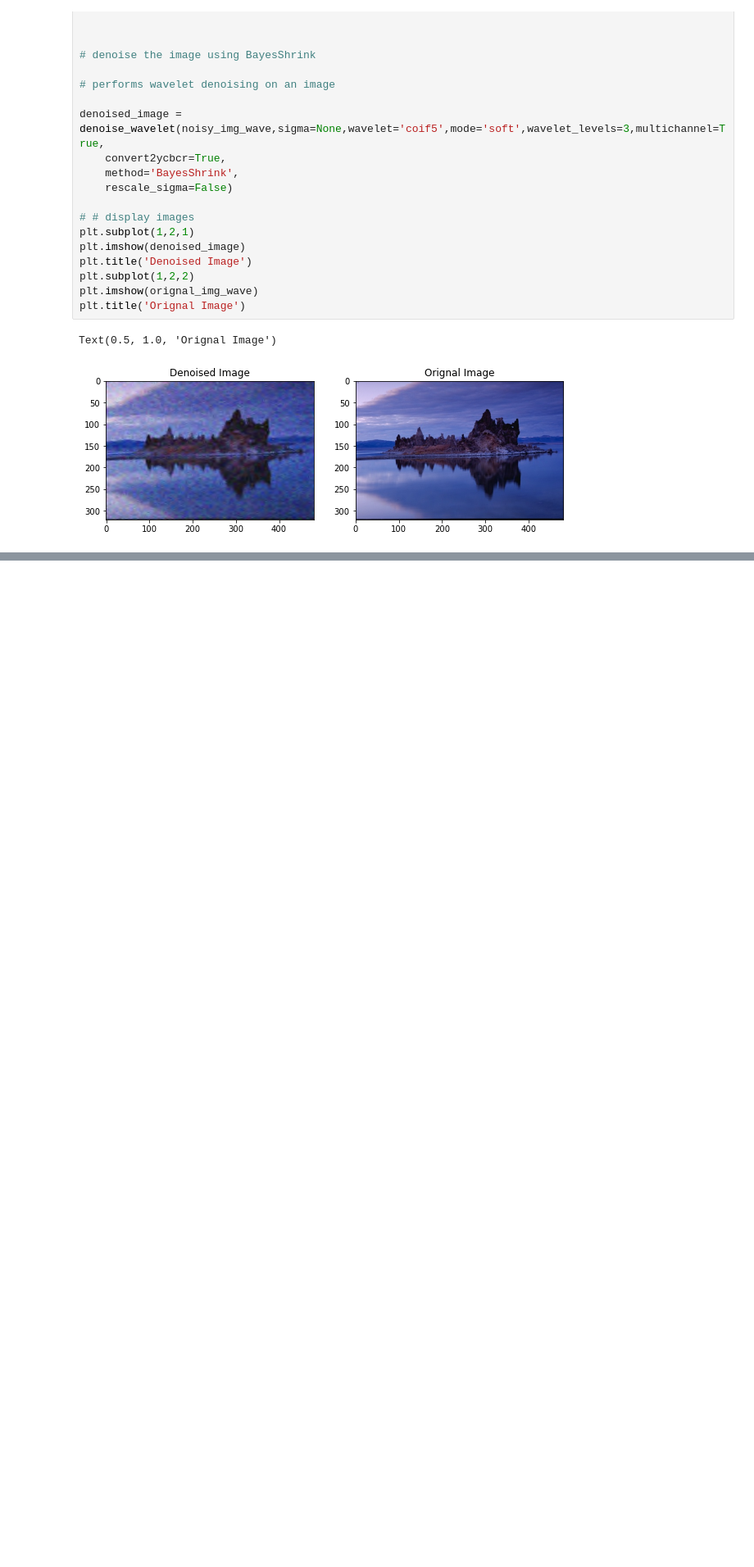
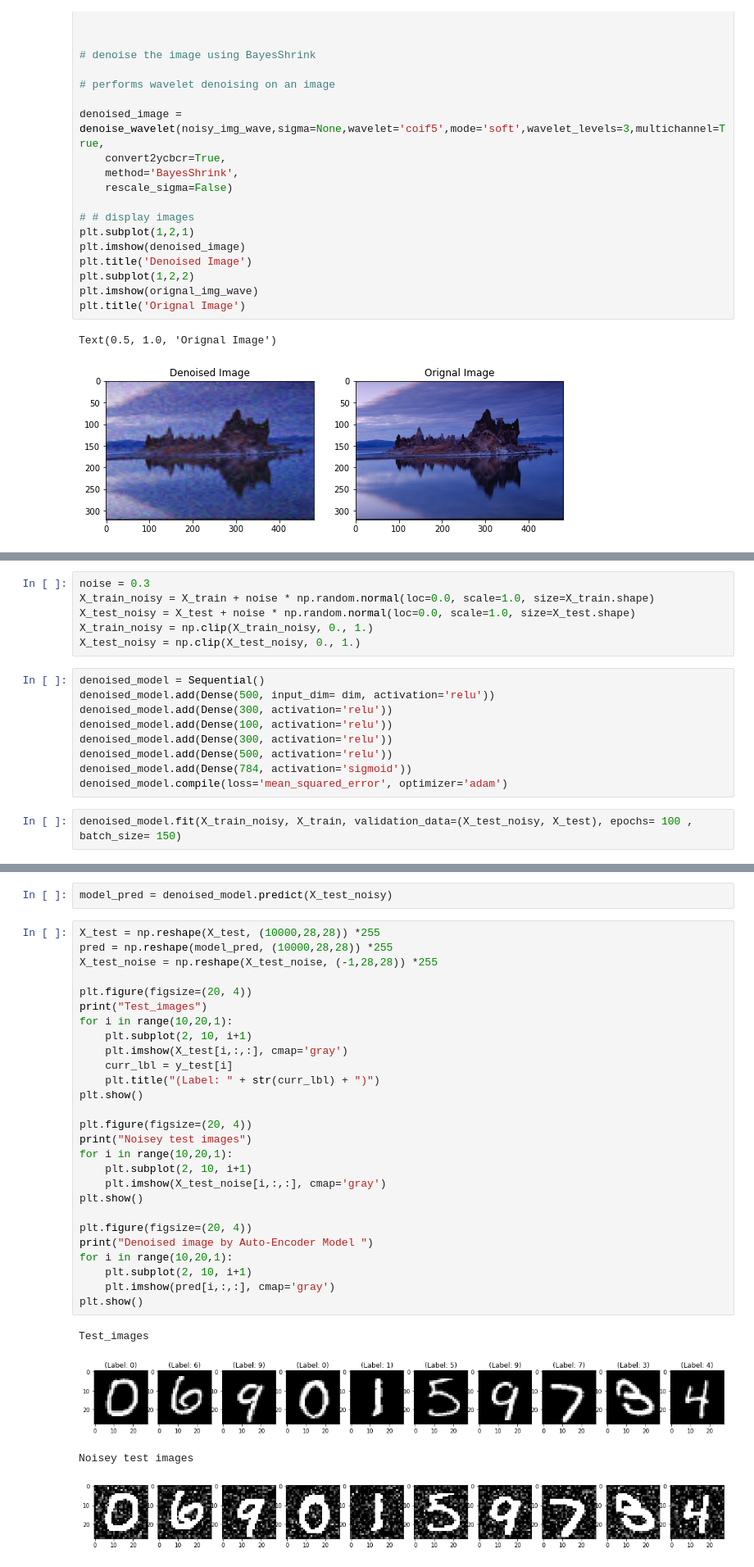
Before and after one commit to Abhijeetghadge/ITNPAI1_Abhijeet_3022255, a Jupyter notebook: Task A(Colort).ipynb, the cells around one changed output, grey strips where cells are left out. Shown at 82% size. Saved outputs shown, nothing was run; the diff lists cells and outputs as text; blank space fills up the shorter version.

```diff
--- a/Task A(Colort).ipynb
+++ b/Task A(Colort).ipynb
@@ -164,0 +201,17 @@ Text(0.5, 1.0, 'Orignal Image')
+# %%
+noise = 0.3
+X_train_noisy = X_train + noise * np.random.normal(loc=0.0, scale=1.0, size=X_train.shape)
+X_test_noisy = X_test + noise * np.random.normal(loc=0.0, scale=1.0, size=X_test.shape)
+X_train_noisy = np.clip(X_train_noisy, 0., 1.)
+X_test_noisy = np.clip(X_test_noisy, 0., 1.)
+# %%
+denoised_model = Sequential()
+denoised_model.add(Dense(500, input_dim= dim, activation='relu'))
+denoised_model.add(Dense(300, activation='relu'))
+denoised_model.add(Dense(100, activation='relu'))
+denoised_model.add(Dense(300, activation='relu'))
+denoised_model.add(Dense(500, activation='relu'))
+denoised_model.add(Dense(784, activation='sigmoid'))
+denoised_model.compile(loss='mean_squared_error', optimizer='adam')
+# %%
+denoised_model.fit(X_train_noisy, X_train, validation_data=(X_test_noisy, X_test), epochs= 100 , batch_size= 150)
@@ -164,0 +243,34 @@ Text(0.5, 1.0, 'Orignal Image')
+# %%
+model_pred = denoised_model.predict(X_test_noisy)
+# %%
+X_test = np.reshape(X_test, (10000,28,28)) *255
+pred = np.reshape(model_pred, (10000,28,28)) *255
+X_test_noise = np.reshape(X_test_noise, (-1,28,28)) *255
+
+plt.figure(figsize=(20, 4))
+print("Test_images")
+for i in range(10,20,1):
+    plt.subplot(2, 10, i+1)
+    plt.imshow(X_test[i,:,:], cmap='gray')
+    curr_lbl = y_test[i]
+    plt.title("(Label: " + str(curr_lbl) + ")")
+plt.show()
+
+plt.figure(figsize=(20, 4))
+print("Noisey test images")
+for i in range(10,20,1):
+    plt.subplot(2, 10, i+1)
+    plt.imshow(X_test_noise[i,:,:], cmap='gray')
+plt.show()
+
+plt.figure(figsize=(20, 4))
+print("Denoised image by Auto-Encoder Model ")
+for i in range(10,20,1):
+    plt.subplot(2, 10, i+1)
+    plt.imshow(pred[i,:,:], cmap='gray')
+plt.show()
+# %% [output]
+Test_images
+[figure, added]
+Noisey test images
+[figure, added]
```
Also changed, not shown: parts of 11 cells of this notebook.
